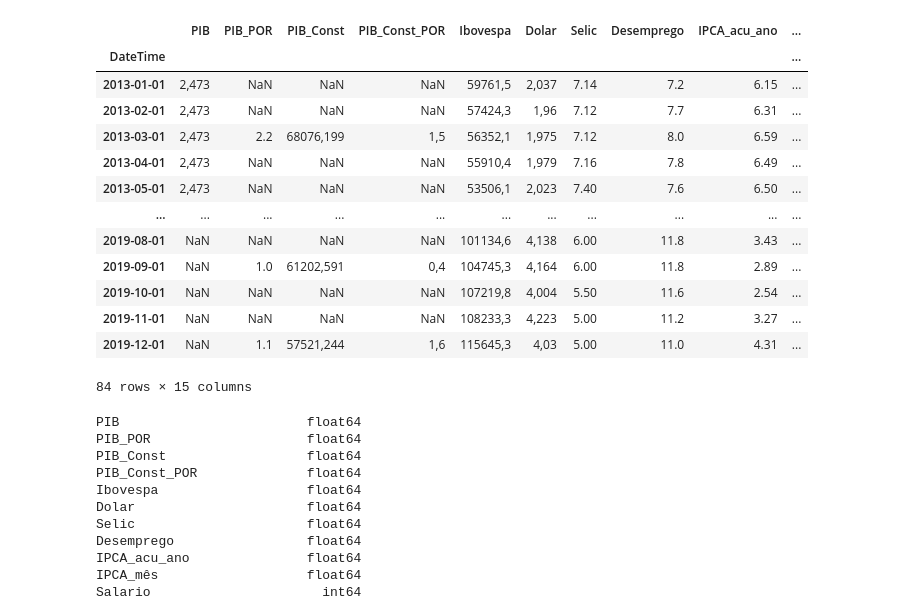
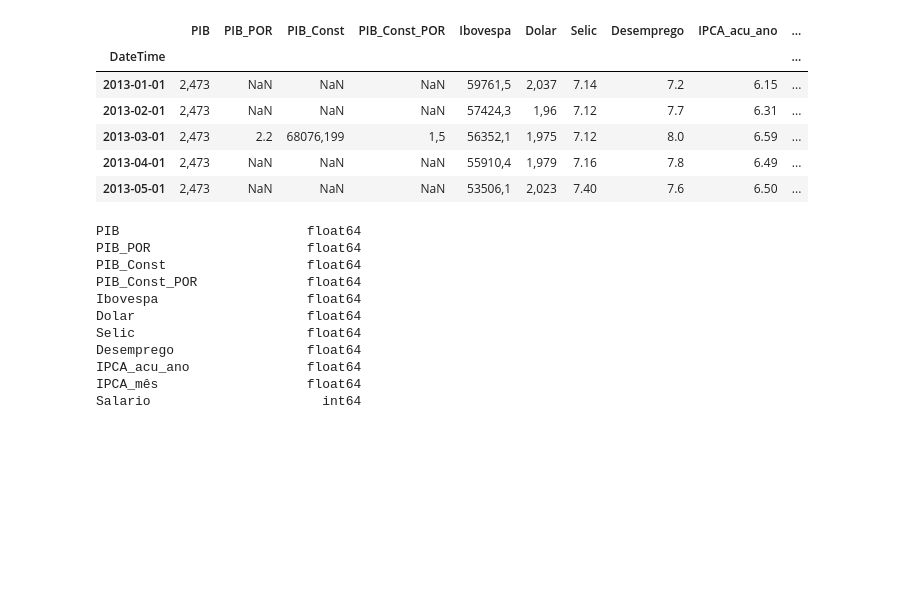
Before and after one commit to GabrielTrentino/TCC, a Jupyter notebook: TCC_parte03.ipynb, the cells around one changed output. Drawn from its saved outputs; the diff is of its cells as text; code cells hidden in the pictures; blank space fills up the shorter version.

```diff
--- a/TCC_parte03.ipynb
+++ b/TCC_parte03.ipynb
@@ -9,24 +9,17 @@ import numpy as np
 # %%
 data_path = 'https://raw.githubusercontent.com/GabrielTrentino/TCC/master/00%20-%20Dados%20Gerais%20(PIB%2C%20SELIC%2C%20DOLAR)%20-%2000%20-%20Dados%20Gerais%20(PIB%2C%20SELIC%2C%20DOLAR)%20(1).csv'
 df = pd.read_csv(data_path)
 df.index = pd.to_datetime(df.DateTime, format = "%m/%Y")
 df.drop(["DateTime"], inplace = True, axis = 1)
-df
+df.head()
 # %% [output]
 |  | PIB | PIB_POR | PIB_Const | PIB_Const_POR | Ibovespa | Dolar | Selic | Desemprego | IPCA_acu_ano | ... |
 | DateTime |  |  |  |  |  |  |  |  |  | ... |
 | 2013-01-01 | 2,473 | NaN | NaN | NaN | 59761,5 | 2,037 | 7.14 | 7.2 | 6.15 | ... |
 | 2013-02-01 | 2,473 | NaN | NaN | NaN | 57424,3 | 1,96 | 7.12 | 7.7 | 6.31 | ... |
 | 2013-03-01 | 2,473 | 2.2 | 68076,199 | 1,5 | 56352,1 | 1,975 | 7.12 | 8.0 | 6.59 | ... |
 | 2013-04-01 | 2,473 | NaN | NaN | NaN | 55910,4 | 1,979 | 7.16 | 7.8 | 6.49 | ... |
 | 2013-05-01 | 2,473 | NaN | NaN | NaN | 53506,1 | 2,023 | 7.40 | 7.6 | 6.50 | ... |
-| ... | ... | ... | ... | ... | ... | ... | ... | ... | ... | ... |
-| 2019-08-01 | NaN | NaN | NaN | NaN | 101134,6 | 4,138 | 6.00 | 11.8 | 3.43 | ... |
-| 2019-09-01 | NaN | 1.0 | 61202,591 | 0,4 | 104745,3 | 4,164 | 6.00 | 11.8 | 2.89 | ... |
-| 2019-10-01 | NaN | NaN | NaN | NaN | 107219,8 | 4,004 | 5.50 | 11.6 | 2.54 | ... |
-| 2019-11-01 | NaN | NaN | NaN | NaN | 108233,3 | 4,223 | 5.00 | 11.2 | 3.27 | ... |
-| 2019-12-01 | NaN | 1.1 | 57521,244 | 1,6 | 115645,3 | 4,03 | 5.00 | 11.0 | 4.31 | ... |
-84 rows × 15 columns
 # %%
 df.PIB = df.PIB.str.replace(',','.').astype(float)
 df.PIB_Const = df.PIB_Const.str.replace(',','.').astype(float)
```
Also changed, not shown: parts of 26 cells of this notebook.
